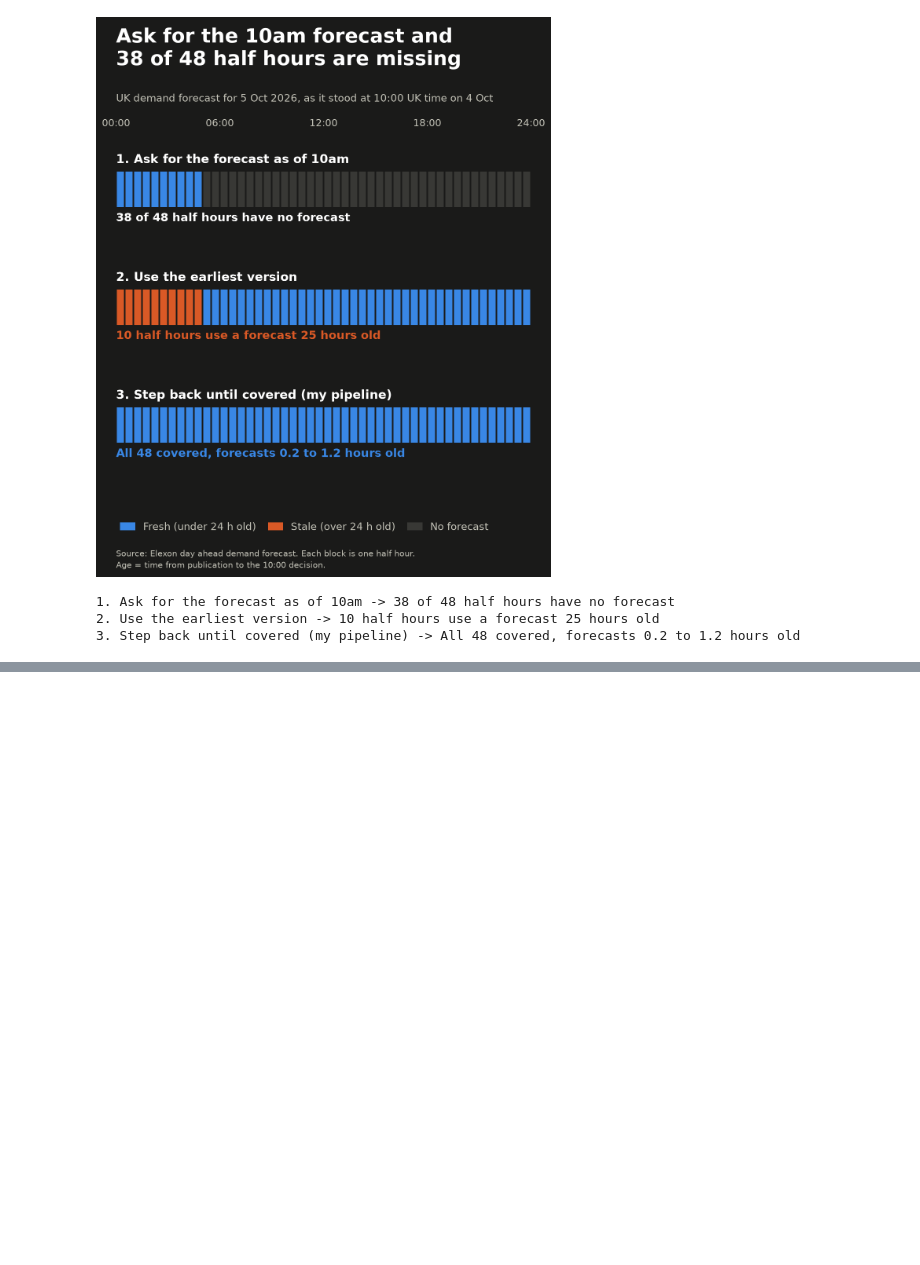
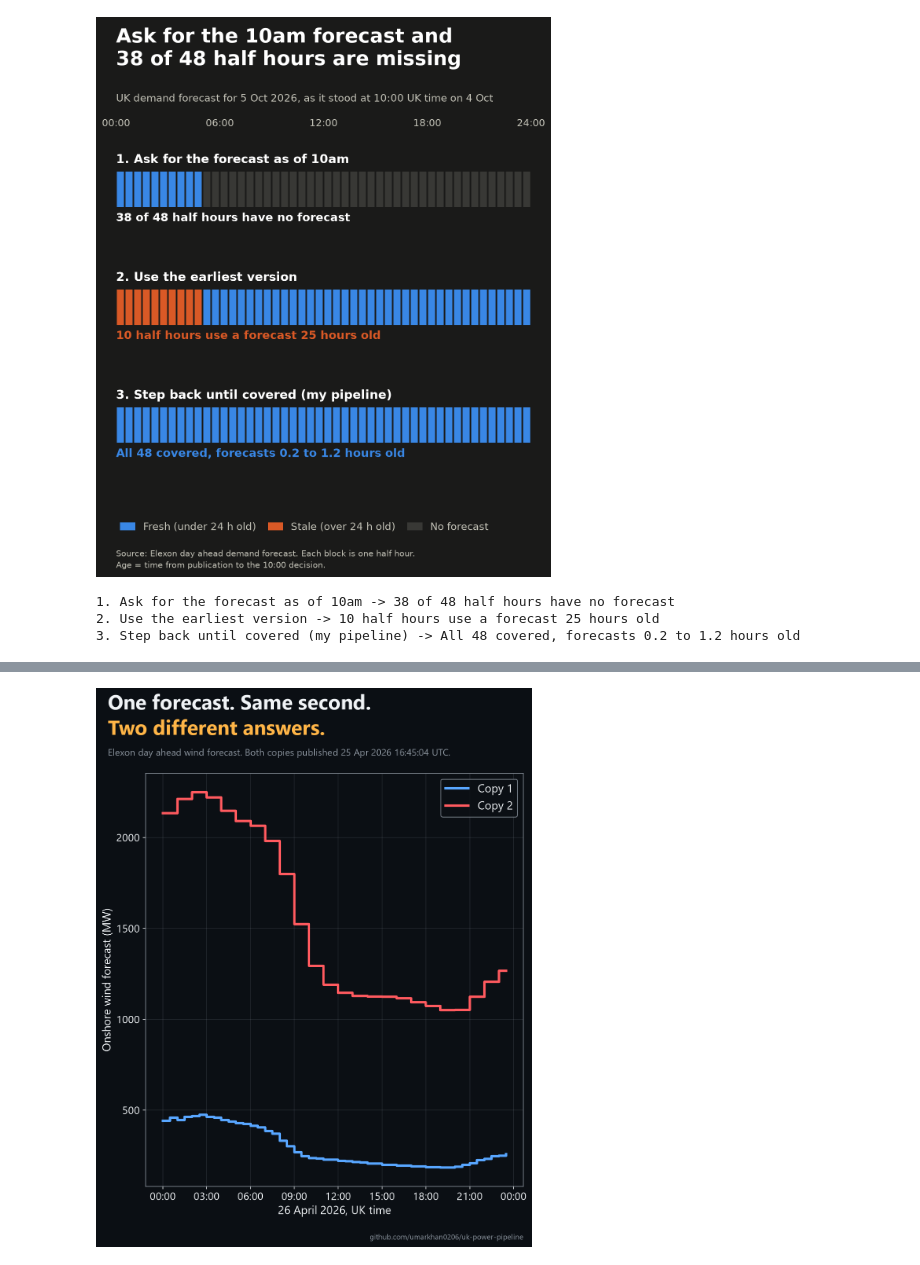
Before and after one commit to umarkhan0206/uk-power-pipeline, a Jupyter notebook: notebooks/01_explore_apis.ipynb, the cells around one changed output, grey strips where cells are left out. Drawn from its saved outputs; the diff is of its cells as text; code cells hidden in the pictures; blank space fills up the shorter version.

```diff
--- a/notebooks/01_explore_apis.ipynb
+++ b/notebooks/01_explore_apis.ipynb
@@ -1082,0 +1107,15 @@ for name, mapping in rows:
+# %%
+url = "https://data.elexon.co.uk/bmrs/api/v1/forecast/generation/wind-and-solar/day-ahead"
+params = {
+    "from": "2026-04-26",
+    "to": "2026-04-26",
+    "settlementPeriodFrom": 1,
+    "settlementPeriodTo": 50,
+    "processType": "day ahead",
+    "format": "json",
+}
+rows = requests.get(url, params=params, timeout=30).json()["data"]
+print("total records:", len(rows))
+for r in rows:
+    if r["settlementPeriod"] == 10:
+        print(r)
@@ -1082,0 +1130,63 @@ for name, mapping in rows:
+# %%
+import requests
+from collections import defaultdict
+from datetime import datetime
+from zoneinfo import ZoneInfo
+
+import matplotlib.dates as mdates
+import matplotlib.pyplot as plt
+
+plt.rcParams["font.family"] = ["Segoe UI", "DejaVu Sans"]
+
+UK = ZoneInfo("Europe/London")
+url = "https://data.elexon.co.uk/bmrs/api/v1/forecast/generation/wind-and-solar/day-ahead"
+params = {"from": "2026-04-26", "to": "2026-04-26", "settlementPeriodFrom": 1,
+          "settlementPeriodTo": 50, "processType": "day ahead", "format": "json"}
+rows = requests.get(url, params=params, timeout=30).json()["data"]
+
+# Split into copy 1 and copy 2: first and second time each (period, type) appears
+seen = defaultdict(int)
+copies = {1: {}, 2: {}}
+for r in rows:
+    key = (r["settlementPeriod"], r["psrType"])
+    seen[key] += 1
+    if r["psrType"] == "Wind Onshore" and seen[key] <= 2:
+        t = datetime.fromisoformat(r["startTime"].replace("Z", "+00:00")).astimezone(UK)
+        copies[seen[key]][t] = r["quantity"]
+
+times = sorted(copies[1])
+a = [copies[1][t] for t in times]
+b = [copies[2][t] for t in times]
+
+# Same colours as the health map
+BG, FG, GREY = "#0b0f14", "#f0f3f6", "#8b949e"
+AMBER, RED, BLUE = "#ffb547", "#ff5a5f", "#58a6ff"
+
+fig = plt.figure(figsize=(8, 10), dpi=150)
+fig.patch.set_facecolor(BG)
+ax = fig.add_axes([0.14, 0.12, 0.80, 0.70])
+ax.set_facecolor(BG)
+ax.step(times, a, where="post", color=BLUE, lw=3, label="Copy 1")
+ax.step(times, b, where="post", color=RED, lw=3, label="Copy 2")
+ax.xaxis.set_major_formatter(mdates.DateFormatter("%H:%M", tz=UK))
+ax.tick_params(colors=FG, labelsize=13)
+for s in ax.spines.values():
+    s.set_color(GREY)
+ax.set_ylabel("Onshore wind forecast (MW)", color=FG, fontsize=14)
+ax.set_xlabel("26 April 2026, UK time", color=FG, fontsize=14)
+ax.legend(fontsize=14, facecolor=BG, edgecolor=GREY, labelcolor=FG, loc="upper right")
+ax.grid(color=GREY, alpha=0.2)
+
+fig.text(0.06, 0.955, "One forecast. Same second.", color=FG, fontsize=25,
+         fontweight="bold", va="top")
+fig.text(0.06, 0.912, "Two different answers.", color=AMBER, fontsize=25,
+         fontweight="bold", va="top")
+fig.text(0.06, 0.862, "Elexon day ahead wind forecast. Both copies published "
+         "25 Apr 2026 16:45:04 UTC.", color=GREY, fontsize=11.5, va="top")
+fig.text(0.94, 0.03, "github.com/umarkhan0206/uk-power-pipeline", color=GREY, fontsize=9,
+         ha="right")
+
+fig.savefig("../data/linkedin_part3_conflicting_forecast.png", facecolor=BG)
+plt.show()
+# %% [output]
+[figure, added]
```
Also changed, not shown: parts of 8 cells of this notebook, 8 other files.
